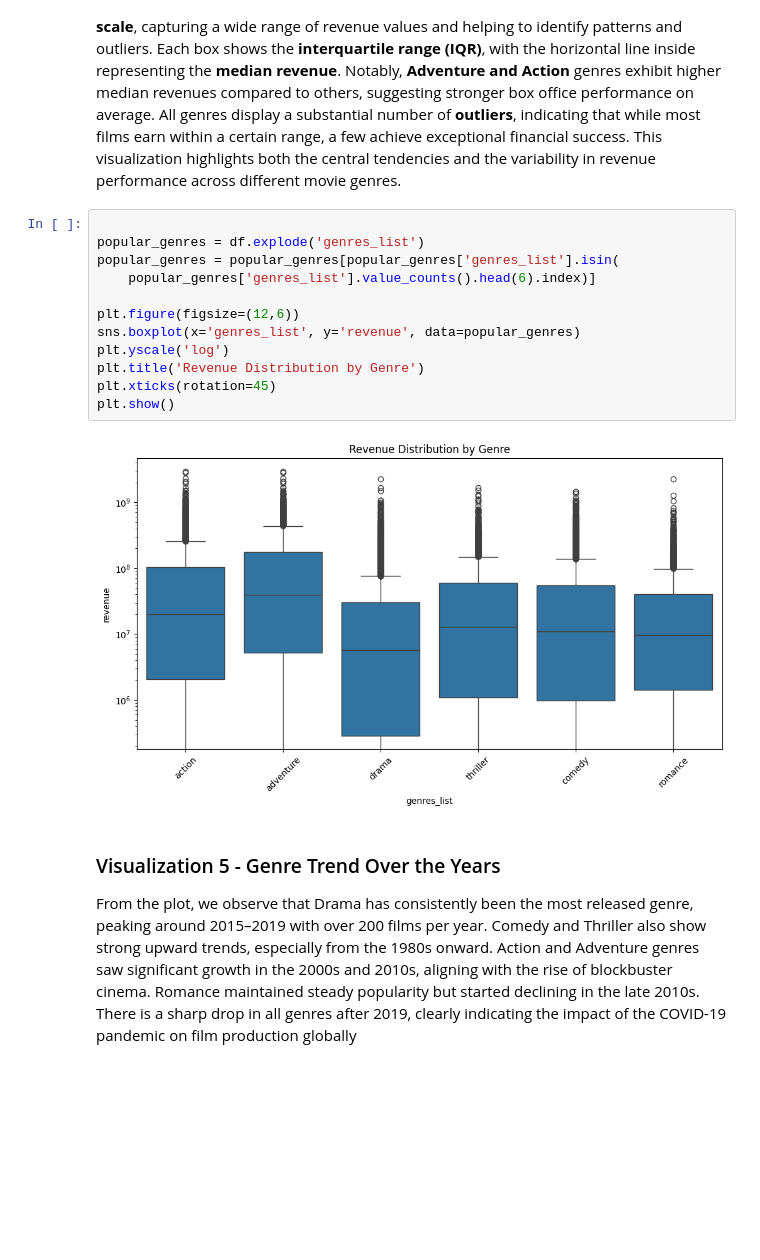
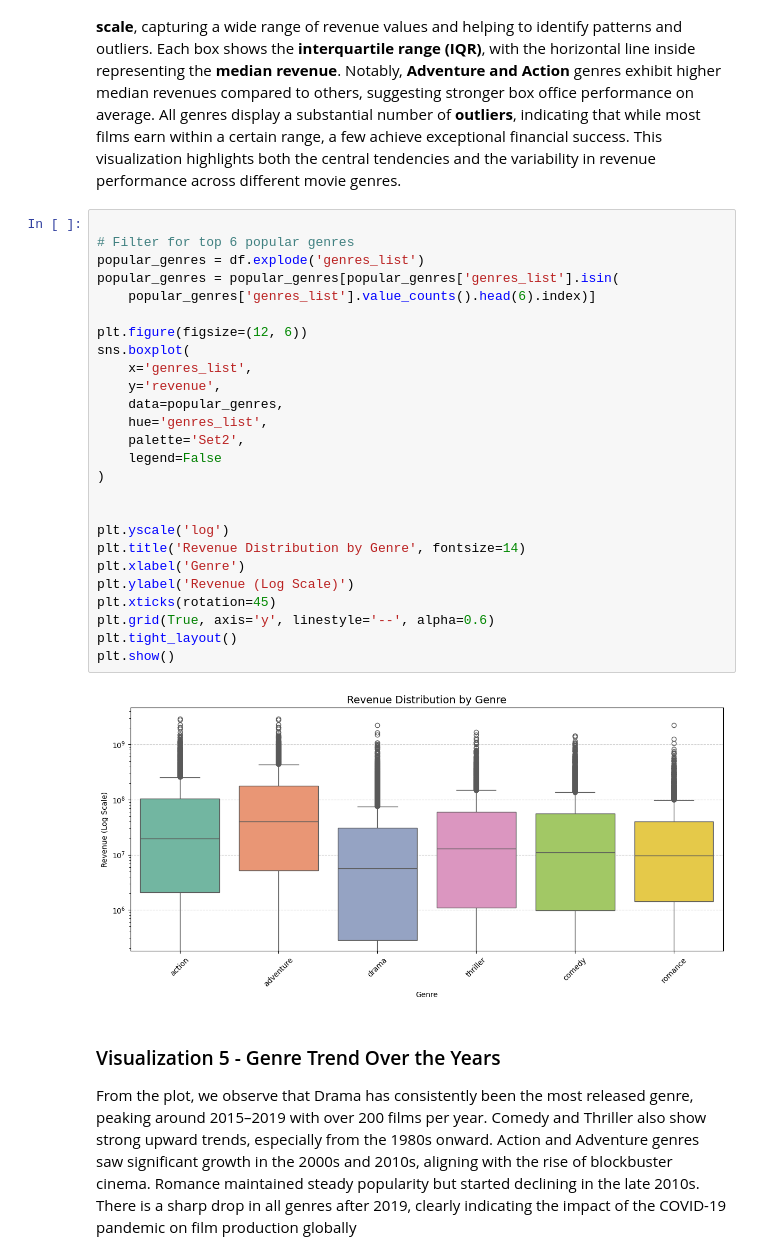
Before and after one commit to nithish-kumar-t/movie-box-office-prediction, a Jupyter notebook: timbd-data-cleaning.ipynb, the cells around one changed output. Drawn from its saved outputs; the diff is of its cells as text; blank space fills up the shorter version.

Commit message:
update plots

```diff
--- a/timbd-data-cleaning.ipynb
+++ b/timbd-data-cleaning.ipynb
@@ -245,18 +265,32 @@ plt.show()
 This box plot visualizes the **distribution of movie revenues** across six popular genres: Action, Adventure, Drama, Thriller, Comedy, and Romance. The Y-axis is on a **logarithmic scale**, capturing a wide range of revenue values and helping to identify patterns and outliers. Each box shows the **interquartile range (IQR)**, with the horizontal line inside representing the **median revenue**. Notably, **Adventure and Action** genres exhibit higher median revenues compared to others, suggesting stronger box office performance on average. All genres display a substantial number of **outliers**, indicating that while most films earn within a certain range, a few achieve exceptional financial success. This visualization highlights both the central tendencies and the variability in revenue performance across different movie genres.
 # %%
 
+# Filter for top 6 popular genres
 popular_genres = df.explode('genres_list')
 popular_genres = popular_genres[popular_genres['genres_list'].isin(
     popular_genres['genres_list'].value_counts().head(6).index)]
 
-plt.figure(figsize=(12,6))
-sns.boxplot(x='genres_list', y='revenue', data=popular_genres)
+plt.figure(figsize=(12, 6))
+sns.boxplot(
+    x='genres_list',
+    y='revenue',
+    data=popular_genres,
+    hue='genres_list',
+    palette='Set2',
+    legend=False
+)
+
+
 plt.yscale('log')
-plt.title('Revenue Distribution by Genre')
+plt.title('Revenue Distribution by Genre', fontsize=14)
+plt.xlabel('Genre')
+plt.ylabel('Revenue (Log Scale)')
 plt.xticks(rotation=45)
+plt.grid(True, axis='y', linestyle='--', alpha=0.6)
+plt.tight_layout()
 plt.show()
 # %% [output]
-[figure, old version]
+[figure, new version]
 # %% [markdown]
 ### Visualization 5 - Genre Trend Over the Years
 
```
Also changed, not shown: parts of 3 cells of this notebook, 1 other file.
